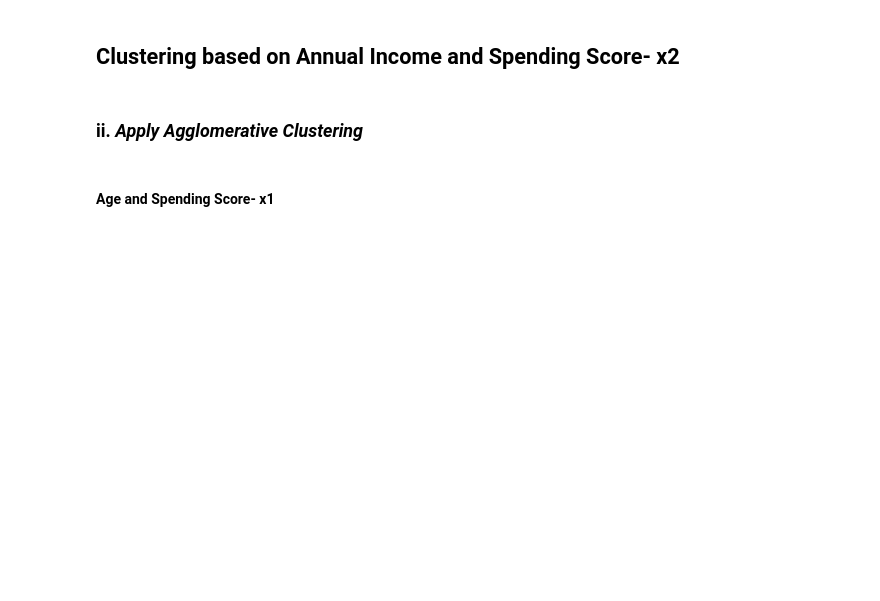
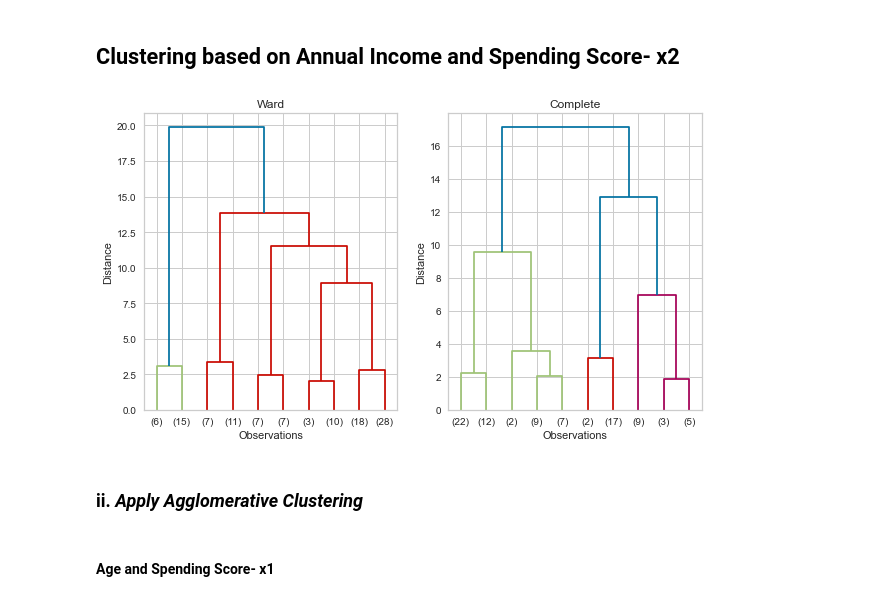
Before and after one commit to dilanozkilic/Machine_Learning_Projects, a Jupyter notebook: Cluestering_Analysis_Customers_Segmentation_Project.ipynb, the cells around one changed output. Saved outputs shown, nothing was run; the diff lists cells and outputs as text; code cells hidden in the pictures; blank space fills up the shorter version.

```diff
--- a/Cluestering_Analysis_Customers_Segmentation_Project.ipynb
+++ b/Cluestering_Analysis_Customers_Segmentation_Project.ipynb
@@ -704,5 +747,24 @@ plt.scatter(centers2[:, 0], centers2[:, 1], c='black', s=200, alpha=0.5)
 # %% [markdown]
 ## Clustering based on Annual Income and Spending Score- x2
+# %%
+hc_ward1 = linkage(y = X1, method = "ward")
+hc_ward2 = linkage(y = X2, method = "ward")
+# %%
+plt.figure(figsize = (10,12))
+
+plt.subplot(221)
+plt.title("Ward")
+plt.xlabel("Observations")
+plt.ylabel("Distance")
+dendrogram(hc_ward1, truncate_mode = "lastp", p = 10, leaf_font_size = 10)
+
+plt.subplot(222)
+plt.title("Complete")
+plt.xlabel("Observations")
+plt.ylabel("Distance")
+dendrogram(hc_ward2, truncate_mode = "lastp", p = 10, leaf_font_size = 10);
+# %% [output]
+[figure, added]
 # %% [markdown]
 ### ii. *Apply Agglomerative Clustering*
 # %% [markdown]
```
Also changed, not shown: parts of 31 cells of this notebook.
